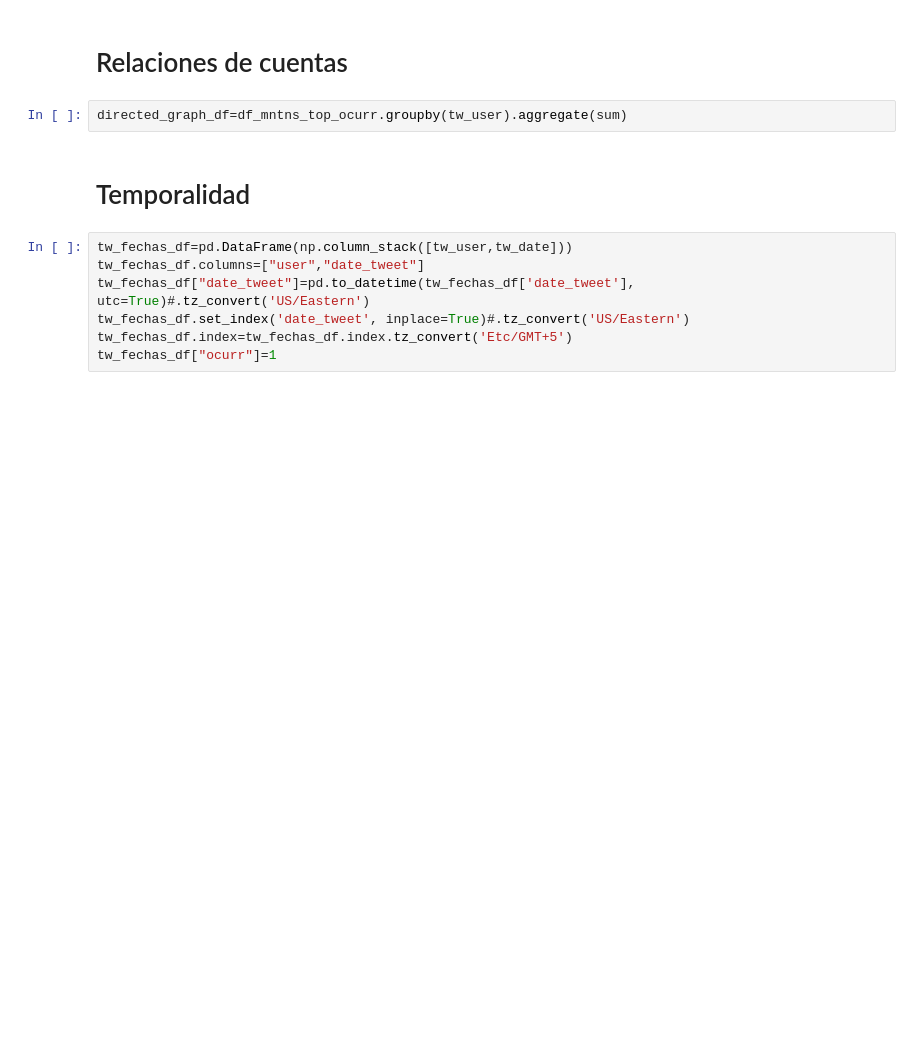
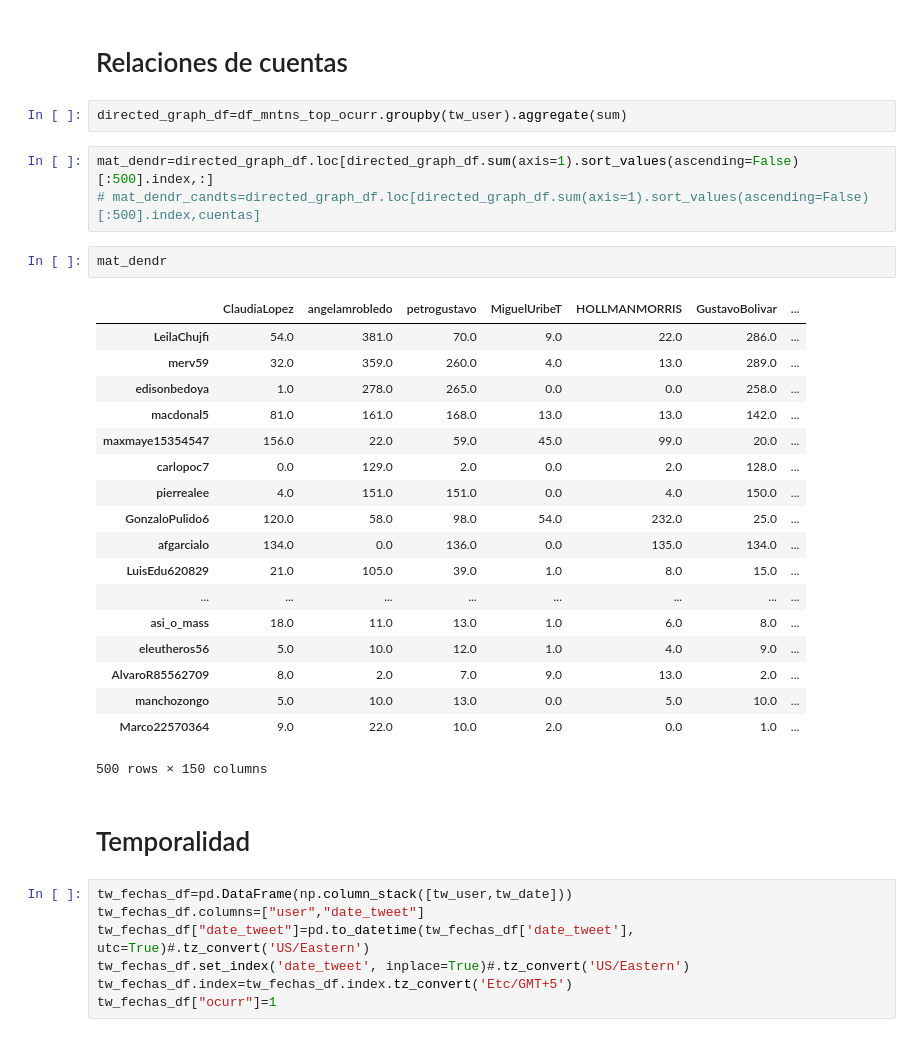
Before and after one commit to Yagwar/Sociadisticas, a Jupyter notebook: alc_bog load_JSON.ipynb, the cells around one changed output. Cells and saved outputs as stored; diff of their text form; blank space fills up the shorter version.

```diff
--- a/alc_bog load_JSON.ipynb
+++ b/alc_bog load_JSON.ipynb
@@ -243,6 +268,30 @@ dtype: int64
 # Relaciones de cuentas
 # %%
 directed_graph_df=df_mntns_top_ocurr.groupby(tw_user).aggregate(sum)
+# %%
+mat_dendr=directed_graph_df.loc[directed_graph_df.sum(axis=1).sort_values(ascending=False)[:500].index,:]
+# mat_dendr_candts=directed_graph_df.loc[directed_graph_df.sum(axis=1).sort_values(ascending=False)[:500].index,cuentas]
+# %%
+mat_dendr
+# %% [output]
+|  | ClaudiaLopez | angelamrobledo | petrogustavo | MiguelUribeT | HOLLMANMORRIS | GustavoBolivar | ... |
+| LeilaChujfi | 54.0 | 381.0 | 70.0 | 9.0 | 22.0 | 286.0 | ... |
+| merv59 | 32.0 | 359.0 | 260.0 | 4.0 | 13.0 | 289.0 | ... |
+| edisonbedoya | 1.0 | 278.0 | 265.0 | 0.0 | 0.0 | 258.0 | ... |
+| macdonal5 | 81.0 | 161.0 | 168.0 | 13.0 | 13.0 | 142.0 | ... |
+| maxmaye15354547 | 156.0 | 22.0 | 59.0 | 45.0 | 99.0 | 20.0 | ... |
+| carlopoc7 | 0.0 | 129.0 | 2.0 | 0.0 | 2.0 | 128.0 | ... |
+| pierrealee | 4.0 | 151.0 | 151.0 | 0.0 | 4.0 | 150.0 | ... |
+| GonzaloPulido6 | 120.0 | 58.0 | 98.0 | 54.0 | 232.0 | 25.0 | ... |
+| afgarcialo | 134.0 | 0.0 | 136.0 | 0.0 | 135.0 | 134.0 | ... |
+| LuisEdu620829 | 21.0 | 105.0 | 39.0 | 1.0 | 8.0 | 15.0 | ... |
+| ... | ... | ... | ... | ... | ... | ... | ... |
+| asi_o_mass | 18.0 | 11.0 | 13.0 | 1.0 | 6.0 | 8.0 | ... |
+| eleutheros56 | 5.0 | 10.0 | 12.0 | 1.0 | 4.0 | 9.0 | ... |
+| AlvaroR85562709 | 8.0 | 2.0 | 7.0 | 9.0 | 13.0 | 2.0 | ... |
+| manchozongo | 5.0 | 10.0 | 13.0 | 0.0 | 5.0 | 10.0 | ... |
+| Marco22570364 | 9.0 | 22.0 | 10.0 | 2.0 | 0.0 | 1.0 | ... |
+500 rows × 150 columns
 # %% [markdown]
 # Temporalidad
 # %%
```
Also changed, not shown: parts of 12 cells of this notebook.
